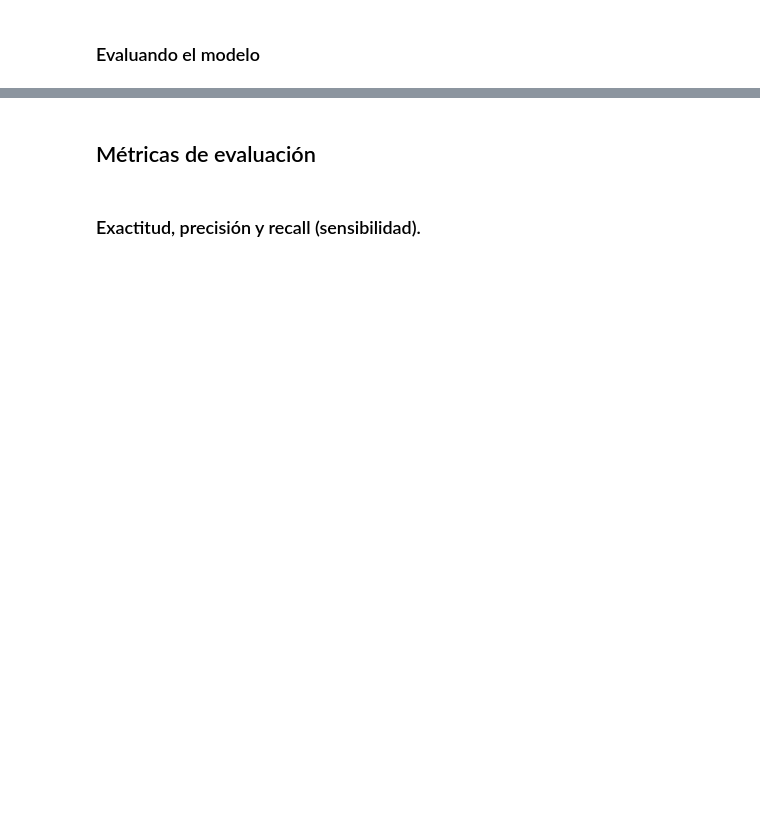
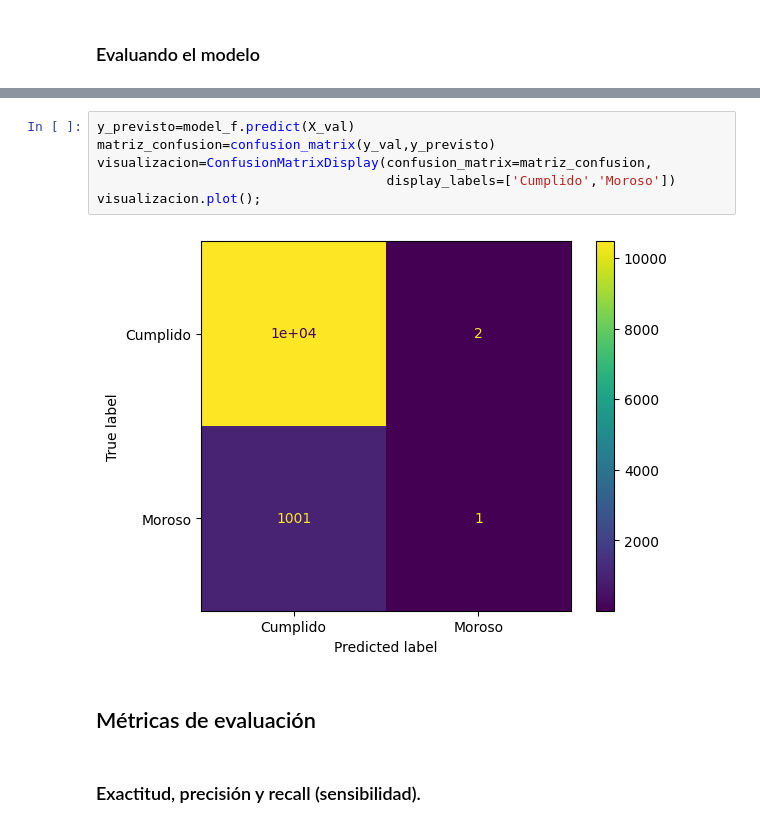
Before and after one commit to Yaaxek/Validacion-de-modelos-y-metricas, a Jupyter notebook: clasificacion_validacion_metricas.ipynb, the cells around one changed output, grey strips where cells are left out. Drawn from its saved outputs; the diff is of its cells as text; blank space fills up the shorter version.

```diff
--- a/clasificacion_validacion_metricas.ipynb
+++ b/clasificacion_validacion_metricas.ipynb
@@ -35,3 +130,11 @@ Con el objetivo de verificar la capacidad de generalización de un modelo, debem
+# %%
+y_previsto=model_f.predict(X_val)
+matriz_confusion=confusion_matrix(y_val,y_previsto)
+visualizacion=ConfusionMatrixDisplay(confusion_matrix=matriz_confusion,
+                                     display_labels=['Cumplido','Moroso'])
+visualizacion.plot();
+# %% [output]
+[figure, added]
 # %% [markdown]
 ## <font color='dark'>Métricas de evaluación</h1>
 # %% [markdown]
```
Also changed, not shown: parts of 49 cells of this notebook.
